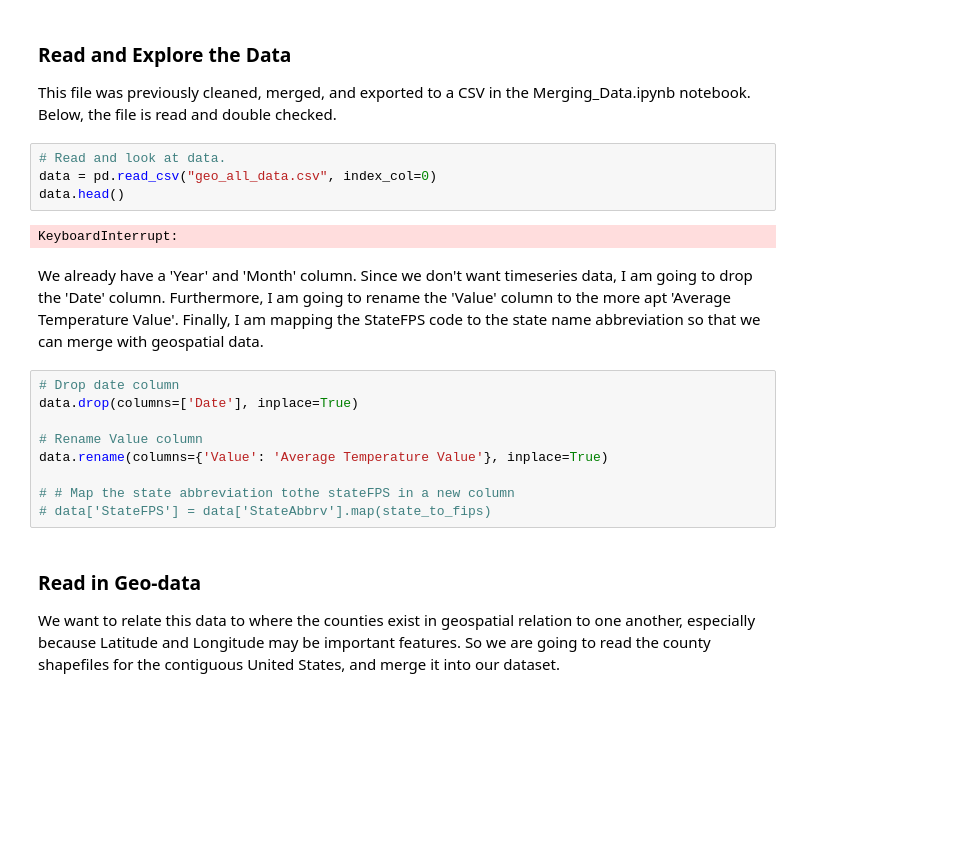
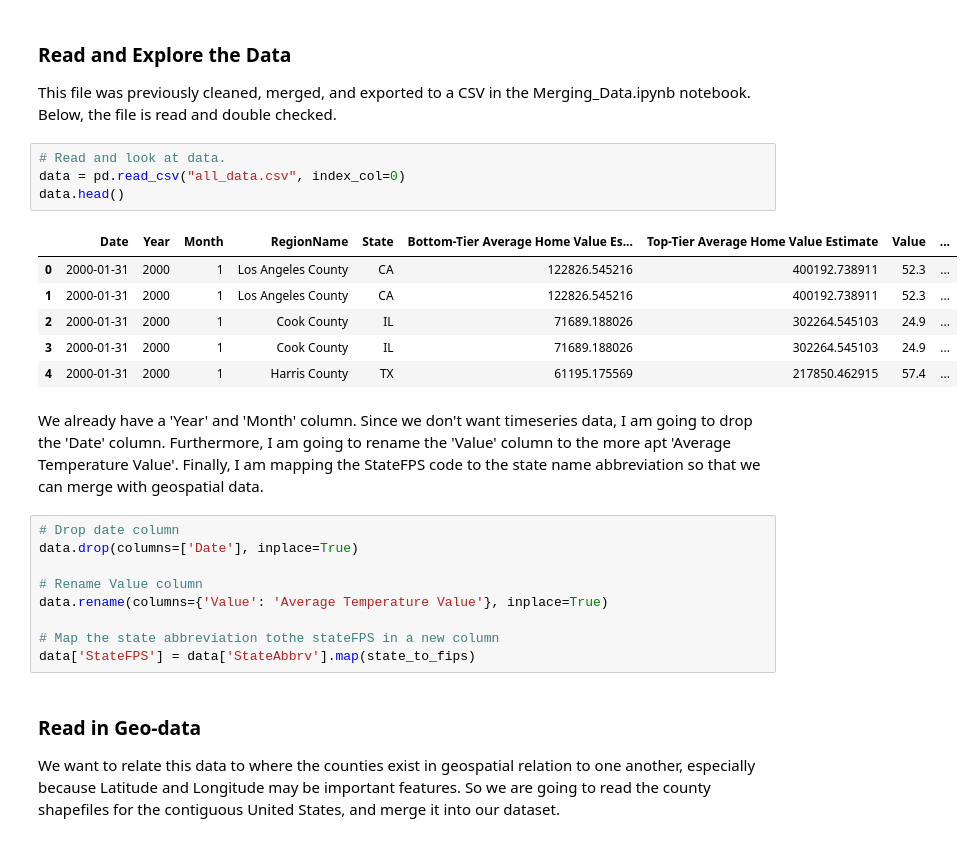
Before and after one commit to MLFP-90803-SP24-FinalProjects/Team17-FinalProject, a Jupyter notebook: Q1_Regression_Analysis.ipynb, the cells around one changed output. Drawn from its saved outputs; the diff is of its cells as text; blank space fills up the shorter version.

```diff
--- a/Q1_Regression_Analysis.ipynb
+++ b/Q1_Regression_Analysis.ipynb
@@ -61,10 +63,15 @@ from state_names import state_abbreviations, state_to_fips
 This file was previously cleaned, merged, and exported to a CSV in the Merging_Data.ipynb notebook. Below, the file is read and double checked.
 # %%
 # Read and look at data.
-data = pd.read_csv("geo_all_data.csv", index_col=0)
+data = pd.read_csv("all_data.csv", index_col=0)
 data.head()
 # %% [output]
-KeyboardInterrupt:
+|  | Date | Year | Month | RegionName | State | Bottom-Tier Average Home Value Es... | Top-Tier Average Home Value Estimate | Value | ... |
+| 0 | 2000-01-31 | 2000 | 1 | Los Angeles County | CA | 122826.545216 | 400192.738911 | 52.3 | ... |
+| 1 | 2000-01-31 | 2000 | 1 | Los Angeles County | CA | 122826.545216 | 400192.738911 | 52.3 | ... |
+| 2 | 2000-01-31 | 2000 | 1 | Cook County | IL | 71689.188026 | 302264.545103 | 24.9 | ... |
+| 3 | 2000-01-31 | 2000 | 1 | Cook County | IL | 71689.188026 | 302264.545103 | 24.9 | ... |
+| 4 | 2000-01-31 | 2000 | 1 | Harris County | TX | 61195.175569 | 217850.462915 | 57.4 | ... |
 # %% [markdown]
 We already have a 'Year' and 'Month' column. Since we don't want timeseries data, I am going to drop the 'Date' column. Furthermore, I am going to rename the 'Value' column to the more apt 'Average Temperature Value'. Finally, I am mapping the StateFPS code to the state name abbreviation so that we can merge with geospatial data.
 # %%
@@ -74,8 +81,8 @@ data.drop(columns=['Date'], inplace=True)
 # Rename Value column
 data.rename(columns={'Value': 'Average Temperature Value'}, inplace=True)
 
-# # Map the state abbreviation tothe stateFPS in a new column
-# data['StateFPS'] = data['StateAbbrv'].map(state_to_fips)
+# Map the state abbreviation tothe stateFPS in a new column
+data['StateFPS'] = data['StateAbbrv'].map(state_to_fips)
 # %% [markdown]
 ### Read in Geo-data
 We want to relate this data to where the counties exist in geospatial relation to one another, especially because Latitude and Longitude may be important features. So we are going to read the county shapefiles for the contiguous United States, and merge it into our dataset.
```
Also changed, not shown: parts of 1 cell of this notebook, 6 other files.
